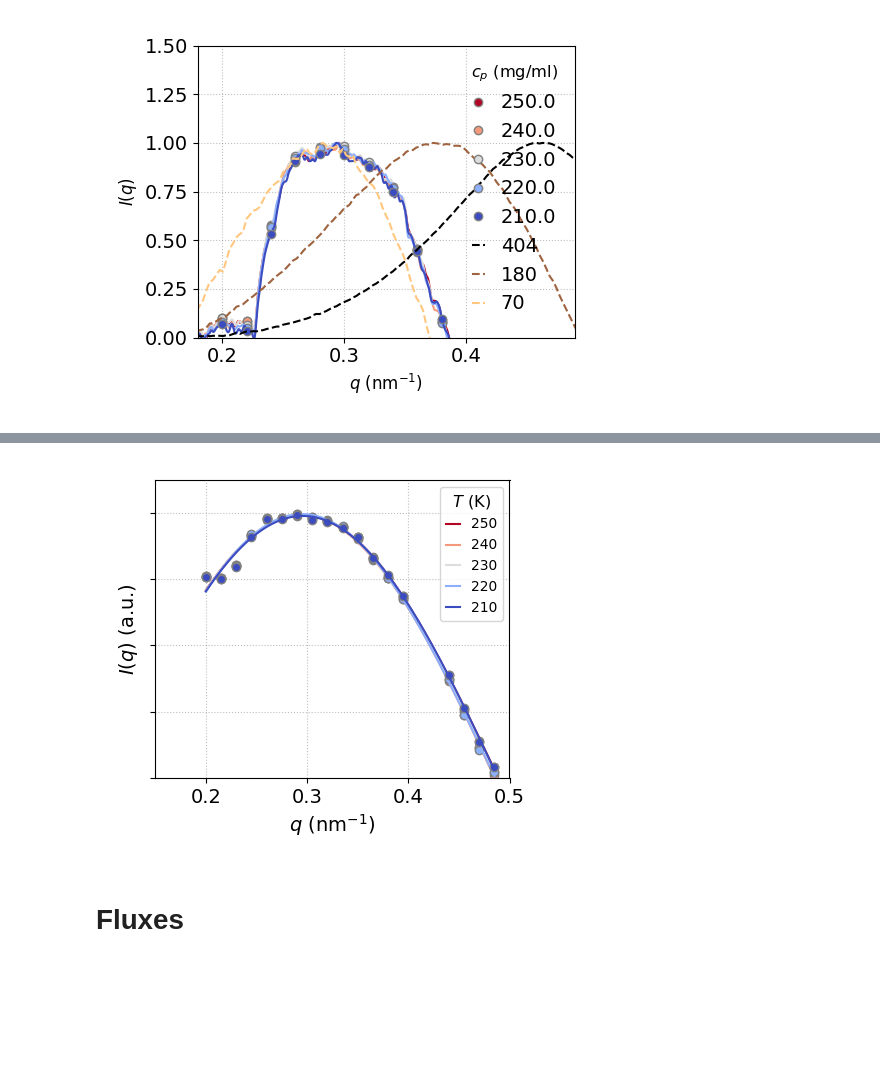
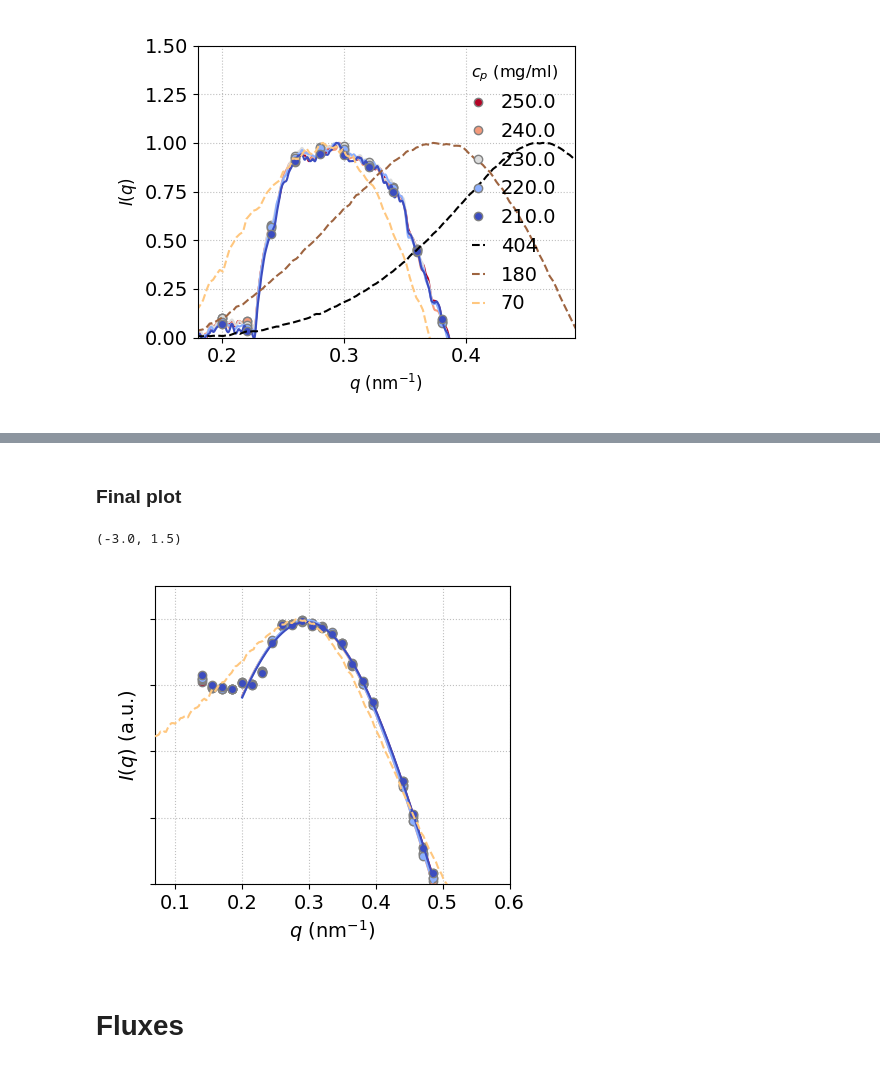
Before and after one commit to maddalenabin/id10-ferritin-2022, a Jupyter notebook: 01-notebooks/14-scattering-intensity.ipynb, the cells around one changed output, grey strips where cells are left out. Drawn from its saved outputs; the diff is of its cells as text; code cells hidden in the pictures; blank space fills up the shorter version.

```diff
--- a/01-notebooks/14-scattering-intensity.ipynb
+++ b/01-notebooks/14-scattering-intensity.ipynb
@@ -204,10 +324,23 @@ a1.set_ylim(0, 1.5)
+# %% [markdown]
+### Final plot
 # %%
 f, a1 = plt.subplots(1,1, figsize=(4.5,4), tight_layout=True)
 
 # -- left id10
 col = plt.cm.coolwarm_r(np.linspace(0,1,len(datasetnumbers)))
-q_new = np.linspace(0.068, 0.468, 20)
+# q_new = np.linspace(0.068, 0.468, 20)
 
+# -- id02
+cols = plt.cm.copper(np.linspace(0,1,len(Iqs_id02)-2))
+# for j in range(len(Iqs_id02)-2):
+j = 2
+qi_min, qistep, qi_max = 43, 10, 155
+b2 = Iqs_id02[j,qi_min]
+A2 = np.nanmax(Iqs_id02[j,qi_min:qi_max]-b2)
+
+a1.plot(q_id02, (Iqs_id02[j,:]-b2)/A2, label='300 | ID02', c=cols[j], ls='--', zorder=10)
+
+# -- id10 here
 Iq_interp, q_interp = [], []
 q_max = []
 
@@ -220,44 +353,41 @@ for i in range(len(datasetnumbers)):
     # b = np.mean(y_smooth[qi_min:qi_min+qistep])
     b = y_smooth[qi_min]
     A = np.nanmax(y_smooth[qi_min:qi_max]-b)
-    a2.plot(qI, (y-b)/A,  c=col[i], ls='-' )
+    # a2.plot(qI, (y-b)/A,  c=col[i], ls='-' )
 
     off = 0
-    q_new = np.concatenate([np.arange(0.2, 0.4, 0.015), np.arange(0.44, 0.488, 0.015)])
-
+    q_new = np.concatenate([np.arange(0.14, 0.4, 0.015), np.arange(0.44, 0.488, 0.015)])
 
     # interpolate
     # a1.plot(qI, (y_smooth-b)/A, mec='gray', c=col[i], ls='-')
 
     y_interp =  sp.interpolate.interp1d(qI, (y_smooth-b)/A, kind='linear')
     a1.plot(q_new, y_interp(q_new)-off, marker='o', mec='gray', c=col[i], ls='',)
     q_interp.append(q_new)
     Iq_interp.append(y_interp(q_new))
 
-    xmin, xmax = 0, -1
+
+    xmin, xmax = 4, -1
     bounds_min = [0, 0, 0.1, -100]
     bounds_max = [1000, 1, 1, 100]
 
     popt,xc,curve,perr = fit(gaussian_off, q_new[xmin:], y_interp(q_new)[xmin:], p0=[1., 0.3, 1., 1.], bounds=(bounds_min, bounds_max))
     # q_max.append(popt[1])
     a1.plot(xc, curve, c=col[i], label=f'{float(T[i]):.0f}')
 
 
 # -- plot settings
-a1.legend(title='$T$ (K)', handlelength=1, ncol=1,  fontsize=10,)
+# a1.legend(title='$T$ (K)', handlelength=1, ncol=1,  fontsize=10,)
 a1.set_xlabel(r'$q$ (nm$^{-1}$)')
 a1.set_ylabel('$I(q)$ (a.u.)')
 a1.set_yticklabels([])
-a1.set_xlim(0.15,0.5)
+a1.set_xlim(0.07,0.6)
 a1.set_ylim(-3,1.5)
 
-a2.set_xlim(0.1,qI[-1])
-# a2.set_yscale('log')
-a2.set_ylim(0,2)
-
 # plt.savefig('../06-figs/Iq-temps.png', dpi=300)
 # %% [output]
+(-3.0, 1.5)
-[figure, old version]
+[figure, new version]
 # %% [markdown]
 # Fluxes
 # %%
```
Also changed, not shown: parts of 9 cells of this notebook, 2 other files.
